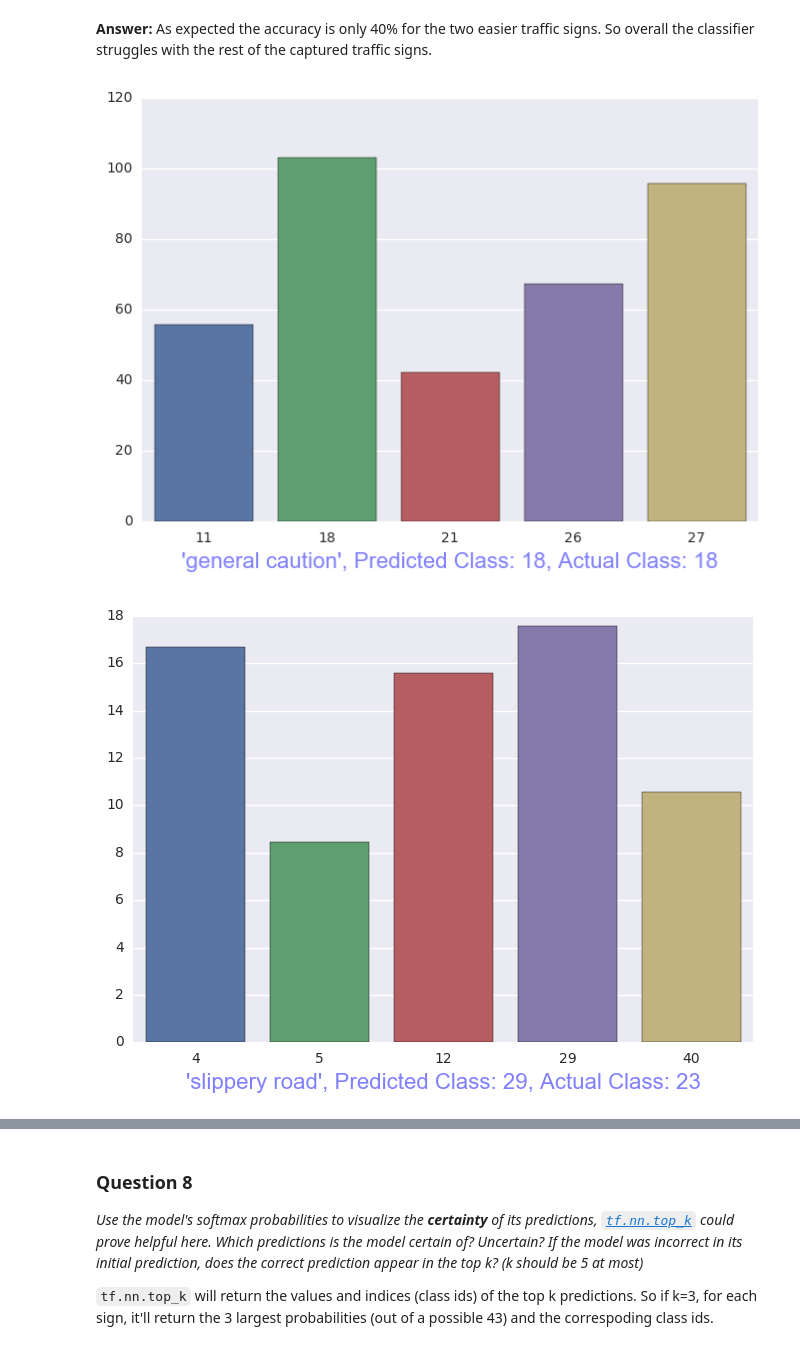
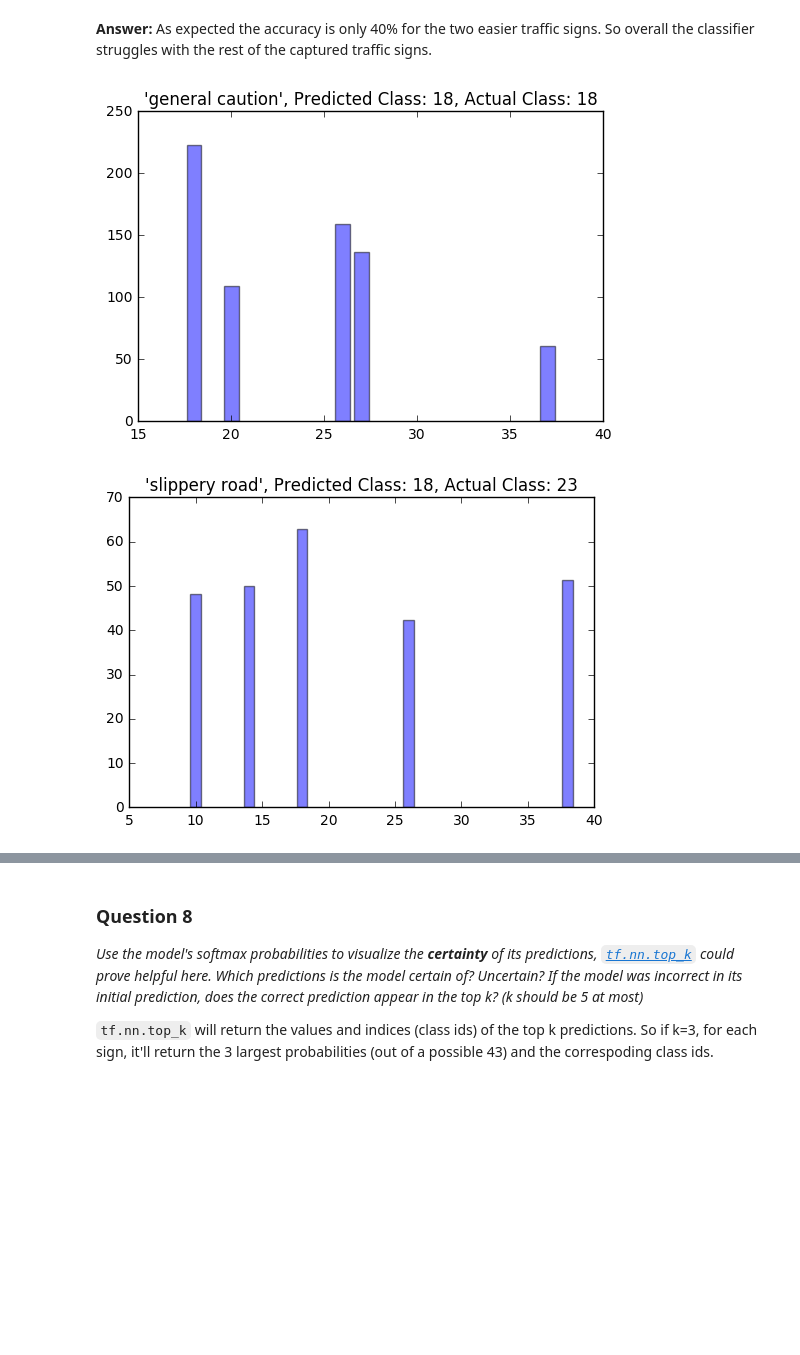
Before and after one commit to dtraskas/CarND-Traffic-Sign-Classifier-Project, a Jupyter notebook: Traffic_Sign_Classifier.ipynb, the cells around one changed output, grey strips where cells are left out. Cells and saved outputs as stored; diff of their text form; code cells hidden in the pictures; blank space fills up the shorter version.

Commit message:
Added new model

```diff
--- a/Traffic_Sign_Classifier.ipynb
+++ b/Traffic_Sign_Classifier.ipynb
@@ -247,7 +247,7 @@ Activation. Using RELUs.
 # Setup tensorflow and the learner
 import tensorflow as tf
 
-EPOCHS = 20
+EPOCHS = 30
 BATCH_SIZE = 128
 
 x = tf.placeholder(tf.float32, (None, 32, 32, 3))
@@ -301,0 +279,23 @@ with tf.Session() as sess:
+# %%
+### Train your model here.
+### Feel free to use as many code cells as needed.
+with tf.Session() as sess:
+    sess.run(tf.global_variables_initializer())
+    num_examples = len(X_train)
+
+    print("Training...")
+    print()
+    for i in range(EPOCHS):
+        X_train, y_train = shuffle(X_train, y_train)
+        for offset in range(0, num_examples, BATCH_SIZE):
+            end = offset + BATCH_SIZE
+            batch_x, batch_y = X_train[offset:end], y_train[offset:end]
+            sess.run(training_operation, feed_dict={x: batch_x, y: batch_y})
+
+        validation_accuracy = evaluate(X_validation, y_validation)
+        print("EPOCH {} ...".format(i+1))
+        print("Validation Accuracy = {:.3f}".format(validation_accuracy))
+        print()
+
+    saver.save(sess, 'lenet')
+    print("Model saved")
@@ -418,13 +436,15 @@ As expected the accuracy is only 40% for the two easier traffic signs. So overal
 # %%
 ### Visualize the softmax probabilities here.
 ### Feel free to use as many code cells as needed.
-import seaborn as sns
+#import seaborn as sns
 
 for i in range(5):
-    plot = sns.barplot(x=top_k[1][i], y=top_k[0][i])
+    #plot = sns.barplot(x=top_k[1][i], y=top_k[0][i])
     label = "'{}', Predicted Class: {}, Actual Class: {}".format(signnames[i], predictions[i], test_data_Y[i])
-    plot.set_xlabel(label, size = 16,color="b",alpha=0.5)
+    #plot.set_xlabel(label, size = 16,color="b",alpha=0.5)
+    plt.title(label)
+    plt.bar(top_k[1][i], top_k[0][i], align='center', alpha=0.5)
     plt.show()
 # %% [output]
-[figure, old version]
+[figure, new version]
-[figure, old version]
+[figure, new version]
```
Also changed, not shown: parts of 5 cells of this notebook, 3 other files.
